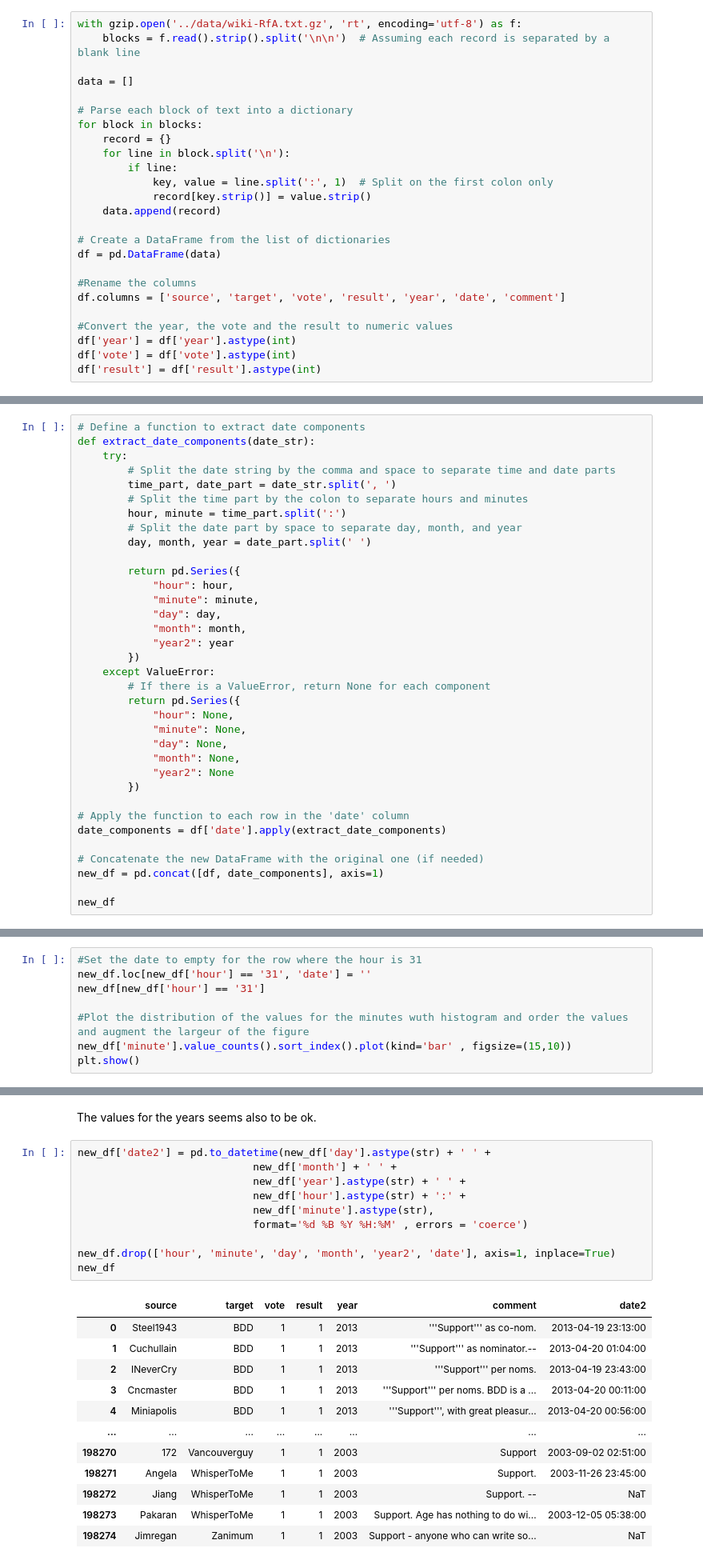
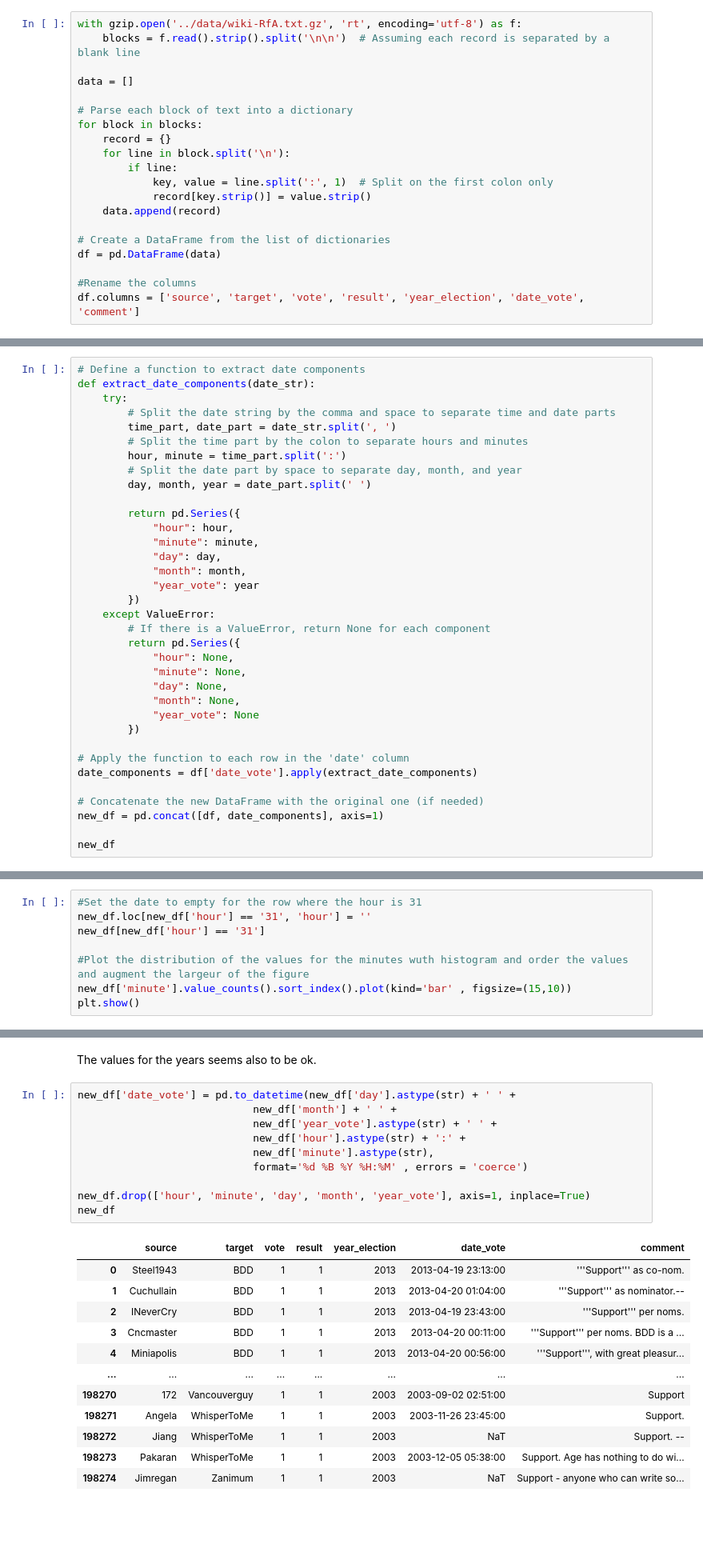
Before and after one commit to epfl-ada/ada-2023-project-thedatafreaks, a Jupyter notebook: notebooks/data_exploration.ipynb, the cells around one changed output, grey strips where cells are left out. Shown at 80% size. Saved outputs shown, nothing was run; the diff lists cells and outputs as text; blank space fills up the shorter version.

```diff
--- a/notebooks/data_exploration.ipynb
+++ b/notebooks/data_exploration.ipynb
@@ -21,9 +24,4 @@ for block in blocks:
 df = pd.DataFrame(data)
 
 #Rename the columns
-df.columns = ['source', 'target', 'vote', 'result', 'year', 'date', 'comment']
-
-#Convert the year, the vote and the result to numeric values
-df['year'] = df['year'].astype(int)
-df['vote'] = df['vote'].astype(int)
-df['result'] = df['result'].astype(int)
+df.columns = ['source', 'target', 'vote', 'result', 'year_election', 'date_vote', 'comment']
@@ -63,7 +61,7 @@ def extract_date_components(date_str):
             "minute": minute,
             "day": day,
             "month": month,
-            "year2": year
+            "year_vote": year
         })
     except ValueError:
         # If there is a ValueError, return None for each component
@@ -72,11 +70,11 @@ def extract_date_components(date_str):
             "minute": None,
             "day": None,
             "month": None,
-            "year2": None
+            "year_vote": None
         })
 
 # Apply the function to each row in the 'date' column
-date_components = df['date'].apply(extract_date_components)
+date_components = df['date_vote'].apply(extract_date_components)
 
 # Concatenate the new DataFrame with the original one (if needed)
 new_df = pd.concat([df, date_components], axis=1)
@@ -137,0 +108,8 @@ new_df
+# %%
+#Set the date to empty for the row where the hour is 31
+new_df.loc[new_df['hour'] == '31', 'hour'] = ''
+new_df[new_df['hour'] == '31']
+
+#Plot the distribution of the values for the minutes wuth histogram and order the values and augment the largeur of the figure
+new_df['minute'].value_counts().sort_index().plot(kind='bar' , figsize=(15,10))
+plt.show()
@@ -146,8 +125,0 @@ We have a vote date with an hour equal to 31 we will remove the date associated
-# %%
-#Set the date to empty for the row where the hour is 31
-new_df.loc[new_df['hour'] == '31', 'date'] = ''
-new_df[new_df['hour'] == '31']
-
-#Plot the distribution of the values for the minutes wuth histogram and order the values and augment the largeur of the figure
-new_df['minute'].value_counts().sort_index().plot(kind='bar' , figsize=(15,10))
-plt.show()
@@ -230,26 +192,26 @@ new_df['year2'].value_counts().sort_index().plot(kind='bar')
 # %% [markdown]
 The values for the years seems also to be ok.
 # %%
-new_df['date2'] = pd.to_datetime(new_df['day'].astype(str) + ' ' +
+new_df['date_vote'] = pd.to_datetime(new_df['day'].astype(str) + ' ' +
                             new_df['month'] + ' ' +
-                            new_df['year'].astype(str) + ' ' +
+                            new_df['year_vote'].astype(str) + ' ' +
                             new_df['hour'].astype(str) + ':' +
                             new_df['minute'].astype(str),
                             format='%d %B %Y %H:%M' , errors = 'coerce')
 
-new_df.drop(['hour', 'minute', 'day', 'month', 'year2', 'date'], axis=1, inplace=True)
+new_df.drop(['hour', 'minute', 'day', 'month', 'year_vote'], axis=1, inplace=True)
 new_df
 # %% [output]
-|  | source | target | vote | result | year | comment | date2 |
-| 0 | Steel1943 | BDD | 1 | 1 | 2013 | '''Support''' as co-nom. | 2013-04-19 23:13:00 |
-| 1 | Cuchullain | BDD | 1 | 1 | 2013 | '''Support''' as nominator.-- | 2013-04-20 01:04:00 |
-| 2 | INeverCry | BDD | 1 | 1 | 2013 | '''Support''' per noms. | 2013-04-19 23:43:00 |
-| 3 | Cncmaster | BDD | 1 | 1 | 2013 | '''Support''' per noms. BDD is a ... | 2013-04-20 00:11:00 |
-| 4 | Miniapolis | BDD | 1 | 1 | 2013 | '''Support''', with great pleasur... | 2013-04-20 00:56:00 |
+|  | source | target | vote | result | year_election | date_vote | comment |
+| 0 | Steel1943 | BDD | 1 | 1 | 2013 | 2013-04-19 23:13:00 | '''Support''' as co-nom. |
+| 1 | Cuchullain | BDD | 1 | 1 | 2013 | 2013-04-20 01:04:00 | '''Support''' as nominator.-- |
+| 2 | INeverCry | BDD | 1 | 1 | 2013 | 2013-04-19 23:43:00 | '''Support''' per noms. |
+| 3 | Cncmaster | BDD | 1 | 1 | 2013 | 2013-04-20 00:11:00 | '''Support''' per noms. BDD is a ... |
+| 4 | Miniapolis | BDD | 1 | 1 | 2013 | 2013-04-20 00:56:00 | '''Support''', with great pleasur... |
 | ... | ... | ... | ... | ... | ... | ... | ... |
-| 198270 | 172 | Vancouverguy | 1 | 1 | 2003 | Support | 2003-09-02 02:51:00 |
-| 198271 | Angela | WhisperToMe | 1 | 1 | 2003 | Support. | 2003-11-26 23:45:00 |
-| 198272 | Jiang | WhisperToMe | 1 | 1 | 2003 | Support. -- | NaT |
-| 198273 | Pakaran | WhisperToMe | 1 | 1 | 2003 | Support. Age has nothing to do wi... | 2003-12-05 05:38:00 |
-| 198274 | Jimregan | Zanimum | 1 | 1 | 2003 | Support - anyone who can write so... | NaT |
+| 198270 | 172 | Vancouverguy | 1 | 1 | 2003 | 2003-09-02 02:51:00 | Support |
+| 198271 | Angela | WhisperToMe | 1 | 1 | 2003 | 2003-11-26 23:45:00 | Support. |
+| 198272 | Jiang | WhisperToMe | 1 | 1 | 2003 | NaT | Support. -- |
+| 198273 | Pakaran | WhisperToMe | 1 | 1 | 2003 | 2003-12-05 05:38:00 | Support. Age has nothing to do wi... |
+| 198274 | Jimregan | Zanimum | 1 | 1 | 2003 | NaT | Support - anyone who can write so... |
 198275 rows × 7 columns
```
Also changed, not shown: parts of 41 cells of this notebook, 2 other files.
